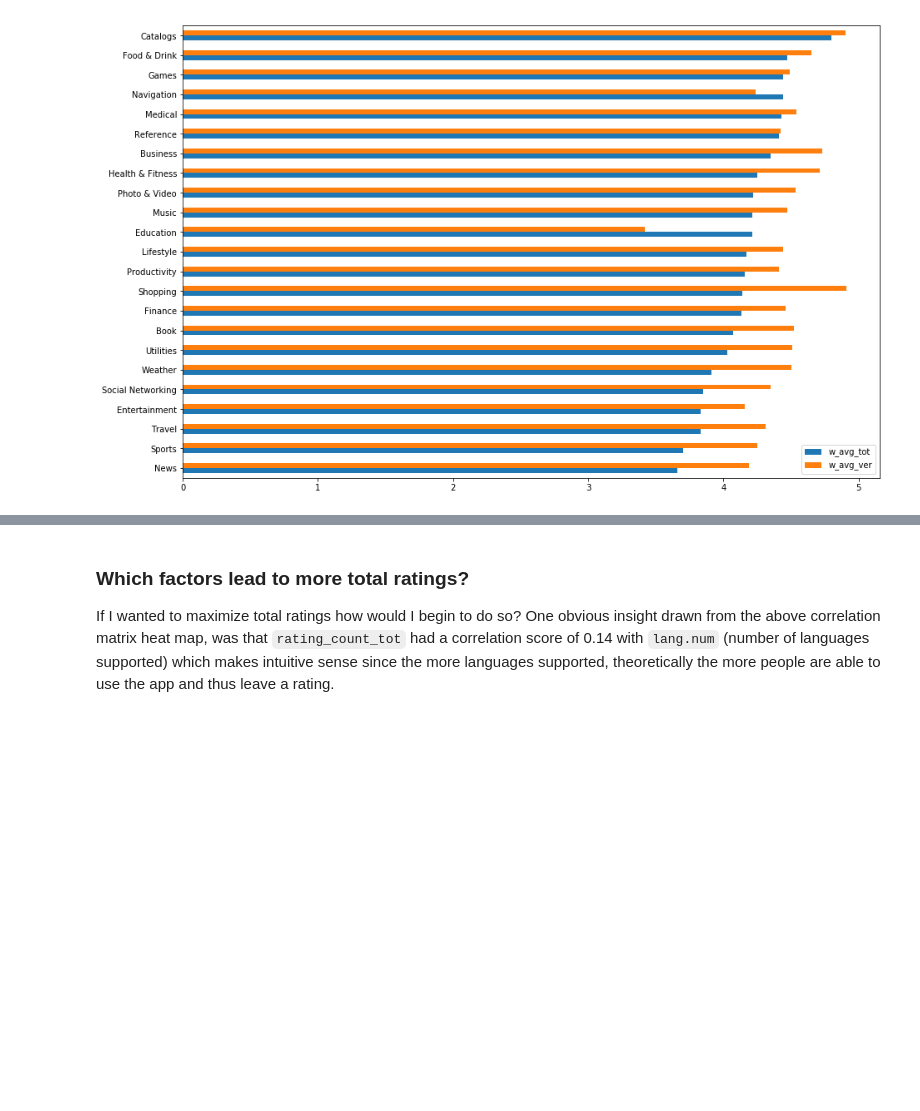
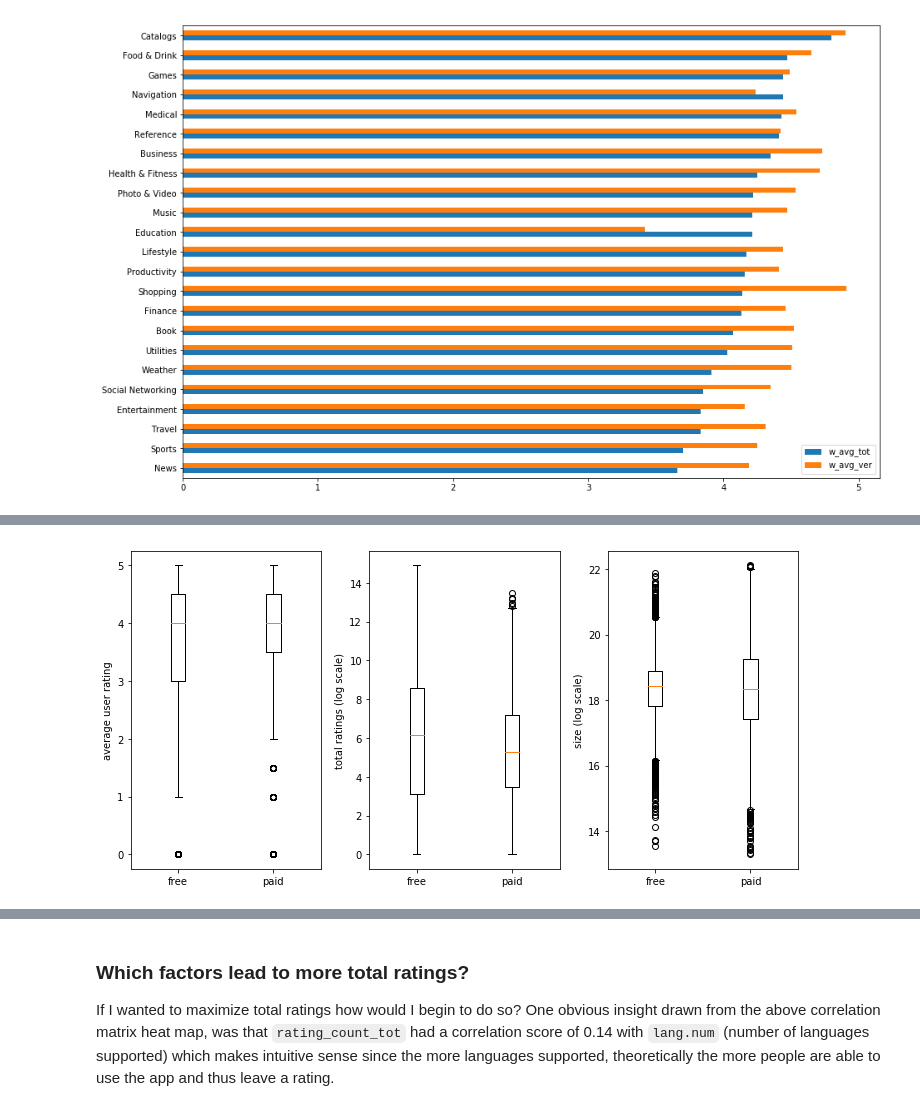
Before and after one commit to cgman64/apple-store-analysis, a Jupyter notebook: appStoreAnalysis.ipynb, the cells around one changed output, grey strips where cells are left out. Drawn from its saved outputs; the diff is of its cells as text; code cells hidden in the pictures; blank space fills up the shorter version.

```diff
--- a/appStoreAnalysis.ipynb
+++ b/appStoreAnalysis.ipynb
@@ -269,0 +314,10 @@ Sorting the bar graph by the weighted user rating(taking into account number of
+# %%
+paid = store[store.price > 0]
+free = store[store.price == 0]
+print("Number of paid apps:", len(paid))
+print("Number of free apps:", len(free))
+
+print("\nPaid apps:")
+display(paid.drop('id',axis=1).describe())
+print("Free apps:")
+display(free.drop('id',axis=1).describe())
@@ -269,0 +348,19 @@ Sorting the bar graph by the weighted user rating(taking into account number of
+# %%
+plt.subplots(1,3,figsize=(10,5))
+plt.subplot(131)
+plt.boxplot([free.user_rating,paid.user_rating],labels=['free','paid'])
+plt.ylabel('average user rating')
+
+plt.subplot(132)
+plt.boxplot([np.log(free.rating_count_tot + 1),np.log(paid.rating_count_tot + 1)],labels=['free','paid'])
+plt.ylabel('total ratings (log scale)')
+
+
+plt.subplot(133)
+plt.boxplot([np.log(free.size_bytes+1),np.log(paid.size_bytes+1)],labels=['free','paid'])
+plt.ylabel('size (log scale)')
+
+plt.tight_layout()
+plt.show()
+# %% [output]
+[figure, added]
```
Also changed, not shown: parts of 17 cells of this notebook.
